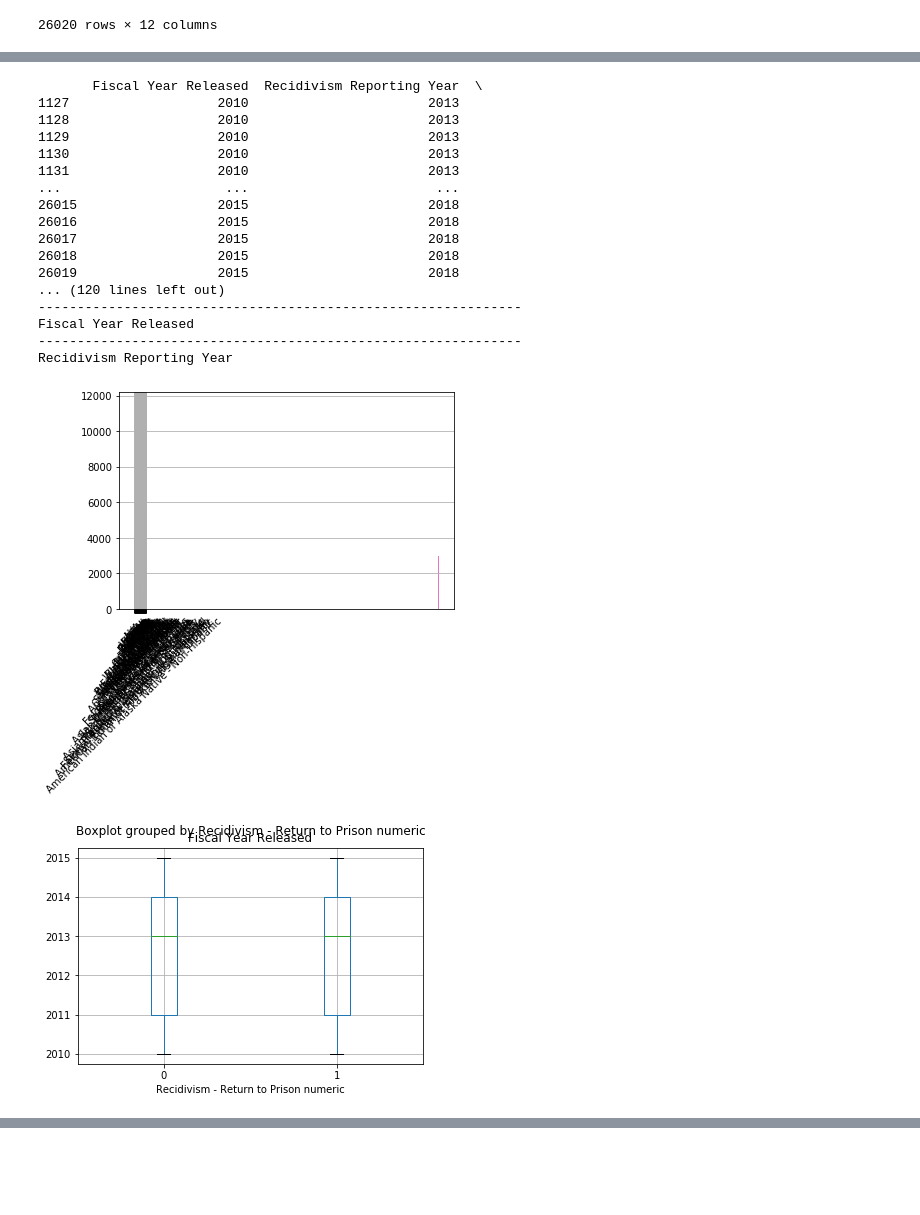
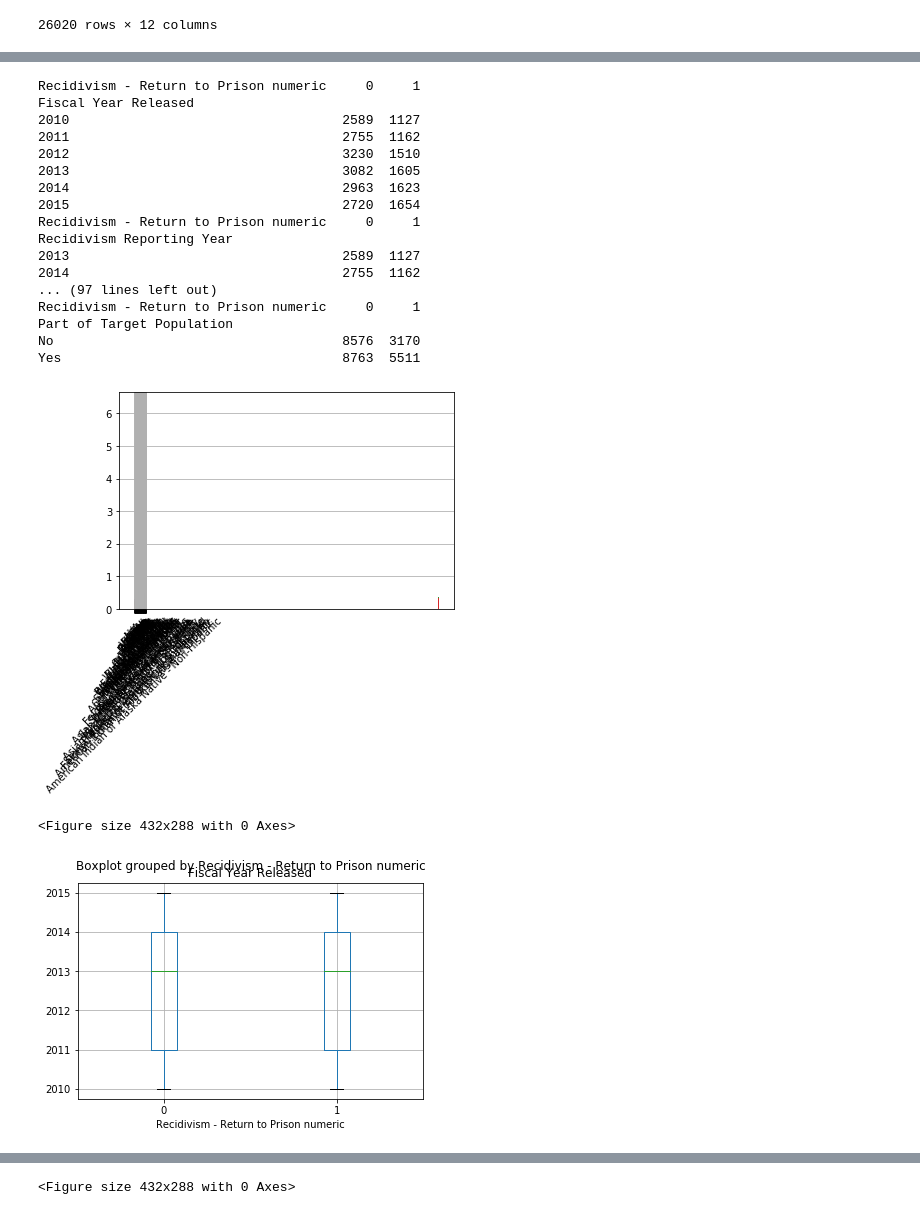
Before and after one commit to williamars/Cdados_final, a Jupyter notebook: P3 - Arquivo 2.ipynb, the cells around one changed output, grey strips where cells are left out. Saved outputs shown, nothing was run; the diff lists cells and outputs as text; code cells hidden in the pictures; blank space fills up the shorter version.

```diff
--- a/P3 - Arquivo 2.ipynb
+++ b/P3 - Arquivo 2.ipynb
@@ -49,41 +45,41 @@ k.plot(kind='bar', by="Recidivism - Return to Prison numeric")
 def exploratoria (data,compara, num=[], cat=[]):
     d0=data[data[compara]==0]
     d1=data[data[compara]==1]
-    print (d0)
+    cros={}
+    hist0={}
+    hist1={}
+    box={}
     for c in cat:
-        print ('--------------------------------------------------------------')
-        print (c)
-        pd.crosstab(data[c],data[compara])
-        print("d1")
-        d1[c].hist(xrot=45)
-        d1[c].hist(density=True,xrot=45)
-        print("d0")
-        d0[c].hist(xrot=45)
-        d0[c].hist(density=True,xrot=45)
+        print(pd.crosstab(data[c],data[compara]))
+        cros[c] = pd.crosstab(data[c],data[compara])
+        hist1[c] = d1[c].hist(density=True,xrot=45)
+        hist0[c] = d0[c].hist(density=True,xrot=45)
     for n in num:
-        print ('--------------------------------------------------------------')
-        print (n)
-        data.boxplot(column=[n],by=compara)
+        plt.figure()
+        data.boxplot(column = [n], by = compara)
+        box[c]=data.boxplot(column = [n], by = compara)
+    return{'crosstab':cros,'hist_0':hist0,'hist_1':hist1,'boxplot':box}
 # %%
-exploratoria(db,'Recidivism - Return to Prison numeric',num=['Fiscal Year Released','Recidivism Reporting Year'],cat=['Fiscal Year Released','Recidivism Reporting Year','Race - Ethnicity','Convicting Offense Classification','Convicting Offense Type','Convicting Offense Subtype','Main Supervising District','Release Type','Release type: Paroled to Detainder united','Part of Target Population'])
+explora=exploratoria(db,'Recidivism - Return to Prison numeric',num=['Fiscal Year Released','Recidivism Reporting Year'],cat=['Fiscal Year Released','Recidivism Reporting Year','Race - Ethnicity','Convicting Offense Classification','Convicting Offense Type','Convicting Offense Subtype','Main Supervising District','Release Type','Release type: Paroled to Detainder united','Part of Target Population'])
 #'Age At Release' nao funciona
 # %% [output]
-       Fiscal Year Released  Recidivism Reporting Year  \
-1127                   2010                       2013
-1128                   2010                       2013
-1129                   2010                       2013
-1130                   2010                       2013
-1131                   2010                       2013
-...                     ...                        ...
-26015                  2015                       2018
-26016                  2015                       2018
-26017                  2015                       2018
-26018                  2015                       2018
-26019                  2015                       2018
-... (120 lines left out)
---------------------------------------------------------------
+Recidivism - Return to Prison numeric     0     1
 Fiscal Year Released
---------------------------------------------------------------
+2010                                   2589  1127
+2011                                   2755  1162
+2012                                   3230  1510
+2013                                   3082  1605
+2014                                   2963  1623
+2015                                   2720  1654
+Recidivism - Return to Prison numeric     0     1
 Recidivism Reporting Year
+2013                                   2589  1127
+2014                                   2755  1162
+... (97 lines left out)
+Recidivism - Return to Prison numeric     0     1
+Part of Target Population
+No                                     8576  3170
+Yes                                    8763  5511
-[figure, old version]
+[figure, new version]
+<Figure size 432x288 with 0 Axes>
 [figure]
@@ -90,0 +87 @@ Recidivism Reporting Year
+<Figure size 432x288 with 0 Axes>
```
Also changed, not shown: parts of 5 cells of this notebook.
